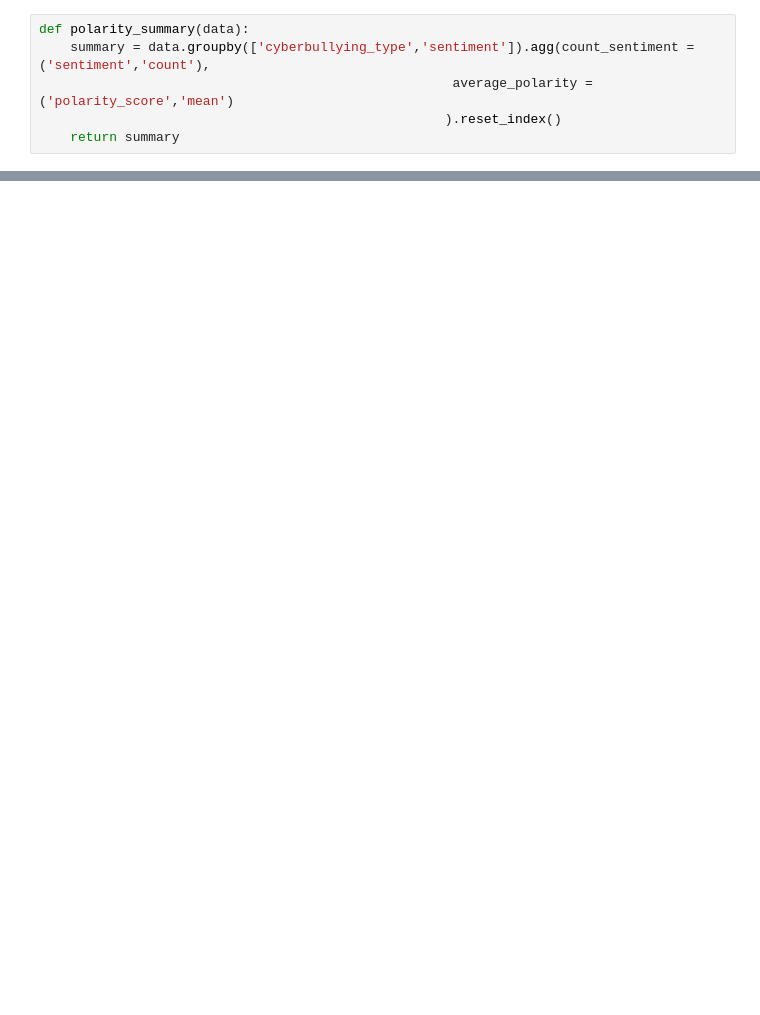
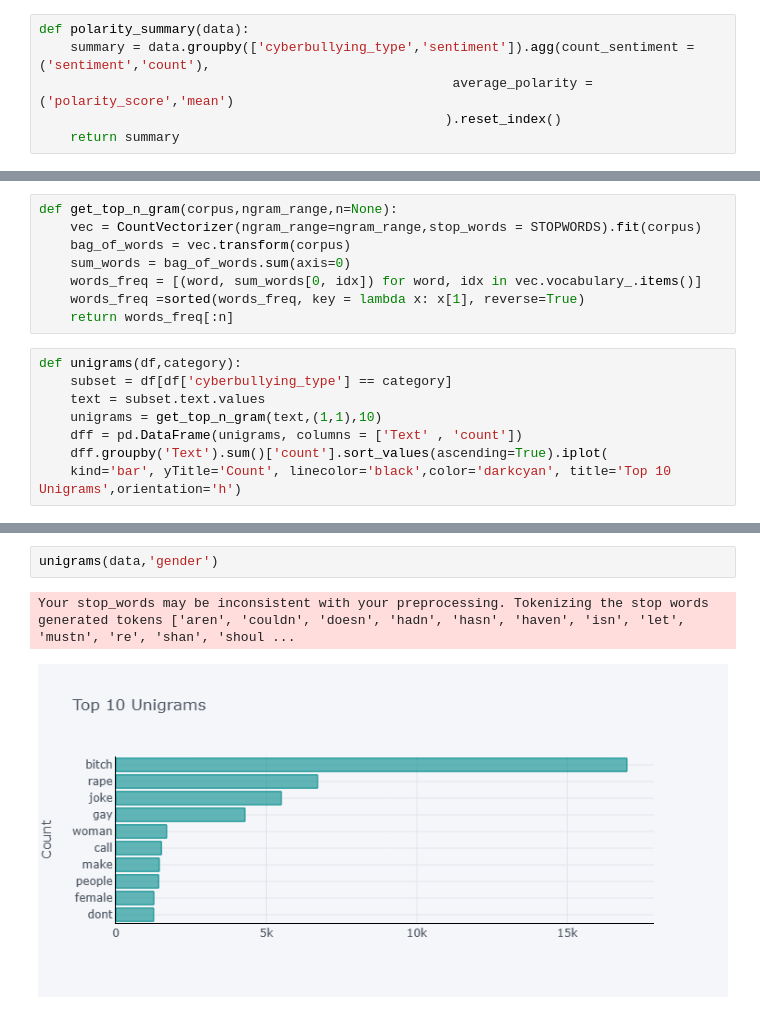
Before and after one commit to omprakashselvaraj/Automated-Decision-Support-System-for-Cyberbullying-Detection-Version2.0, a Jupyter notebook: Notebooks/Exploratory_Data_Analysis.ipynb, the cells around one changed output, grey strips where cells are left out. Drawn from its saved outputs; the diff is of its cells as text; blank space fills up the shorter version.

```diff
--- a/Notebooks/Exploratory_Data_Analysis.ipynb
+++ b/Notebooks/Exploratory_Data_Analysis.ipynb
@@ -46,0 +85,16 @@ def polarity_summary(data):
+# %%
+def get_top_n_gram(corpus,ngram_range,n=None):
+    vec = CountVectorizer(ngram_range=ngram_range,stop_words = STOPWORDS).fit(corpus)
+    bag_of_words = vec.transform(corpus)
+    sum_words = bag_of_words.sum(axis=0)
+    words_freq = [(word, sum_words[0, idx]) for word, idx in vec.vocabulary_.items()]
+    words_freq =sorted(words_freq, key = lambda x: x[1], reverse=True)
+    return words_freq[:n]
+# %%
+def unigrams(df,category):
+    subset = df[df['cyberbullying_type'] == category]
+    text = subset.text.values
+    unigrams = get_top_n_gram(text,(1,1),10)
+    dff = pd.DataFrame(unigrams, columns = ['Text' , 'count'])
+    dff.groupby('Text').sum()['count'].sort_values(ascending=True).iplot(
+    kind='bar', yTitle='Count', linecolor='black',color='darkcyan', title='Top 10 Unigrams',orientation='h')
@@ -103,0 +151,5 @@ summary.head(10)
+# %%
+unigrams(data,'gender')
+# %% [output]
+Your stop_words may be inconsistent with your preprocessing. Tokenizing the stop words generated tokens ['aren', 'couldn', 'doesn', 'hadn', 'hasn', 'haven', 'isn', 'let', 'mustn', 're', 'shan', 'shoul ...
+[figure, added]
```
Also changed, not shown: parts of 25 cells of this notebook, 4 other files.
